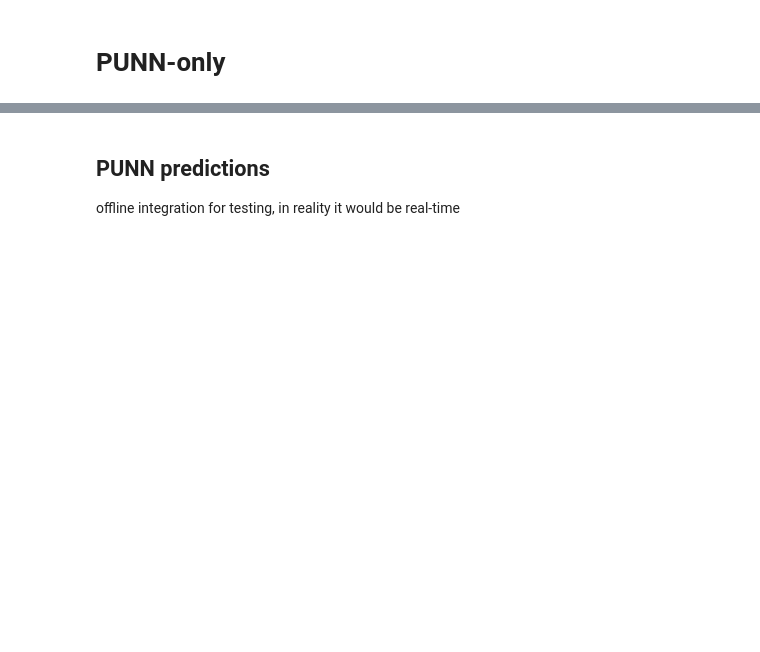
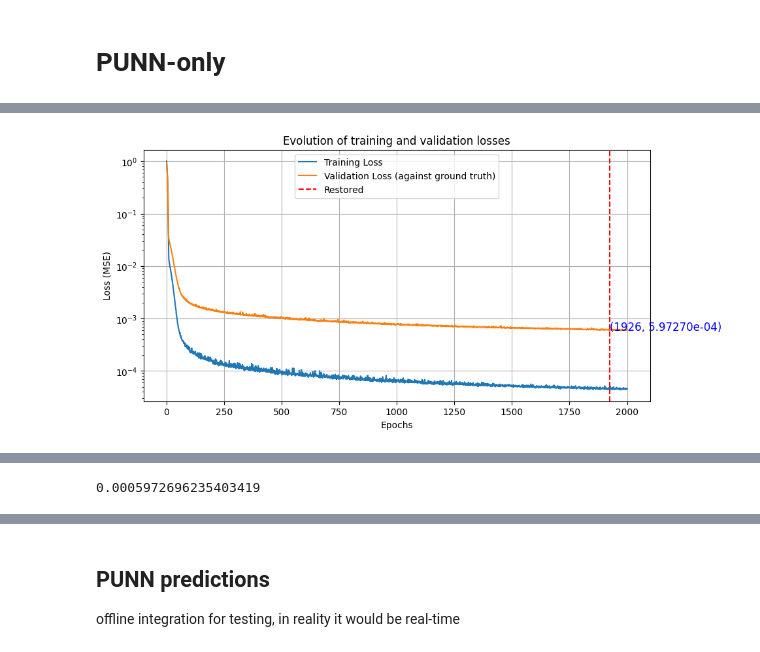
Before and after one commit to ZeArteaga/PINN-control-platooning, a Jupyter notebook: PINN.ipynb, the cells around one changed output, grey strips where cells are left out. Saved outputs shown, nothing was run; the diff lists cells and outputs as text; code cells hidden in the pictures; blank space fills up the shorter version.

```diff
--- a/PINN.ipynb
+++ b/PINN.ipynb
@@ -357,7 +207,7 @@ n_hid_layers = 3
 n_neurons = 64
 act = "tanh"
 epochs = 2000
-patience = 150
+patience = 100
 start_from_epoch = 200
 loss = "mse"
 metrics = []
@@ -378,7 +228,7 @@ def lr_schedule(epoch, lr):
 lr_scheduler = LearningRateScheduler(lr_schedule, verbose=0)
 
 checkpoint = ModelCheckpoint(
-    filepath='models/punn_model_forward.h5',
+    filepath='models/punn_model_CACC.keras',
     monitor='val_loss',
     save_best_only=True,
     save_weights_only=False,
@@ -398,6 +248,6 @@ punn_model.compile(optimizer=opt, metrics=metrics, loss=loss)
 history_punn_fwd = punn_model.fit(x=X_train_norm, y=Y_train_norm, validation_data=(X_val_norm, Y_val_norm),
                                   batch_size=batch, epochs=epochs, callbacks=[early_stopping, lr_scheduler, checkpoint], verbose=True)
 loss_plot(history_punn_fwd.history, start_from_epoch)
-punn_model.evaluate(x=X_val_norm, y=Y_val, batch_size=batch) #just to confirm final validation loss
+punn_model.evaluate(x=X_val_norm, y=Y_val_norm, batch_size=batch) #just to confirm final validation loss
 # %% [output]
 Epoch 1/2000
@@ -403,0 +270 @@ Epoch 1/2000
+[figure, added]
@@ -405 +272,2 @@ KeyboardInterrupt:
+0.0005972696235403419
 # %%
```
Also changed, not shown: parts of 10 cells of this notebook, 7 other files.
